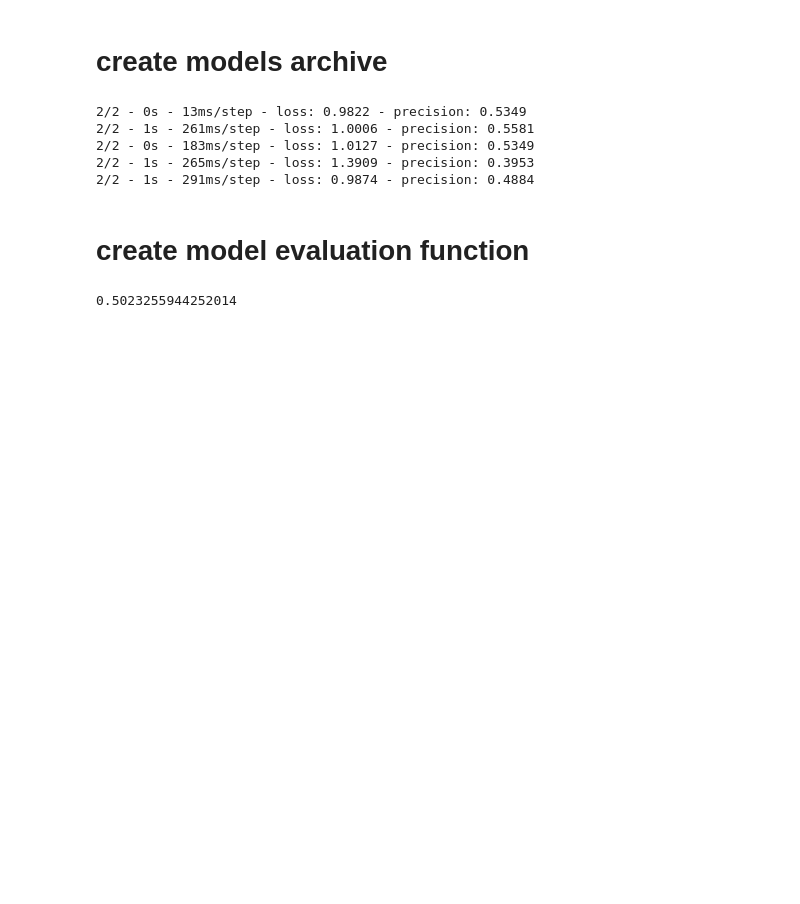
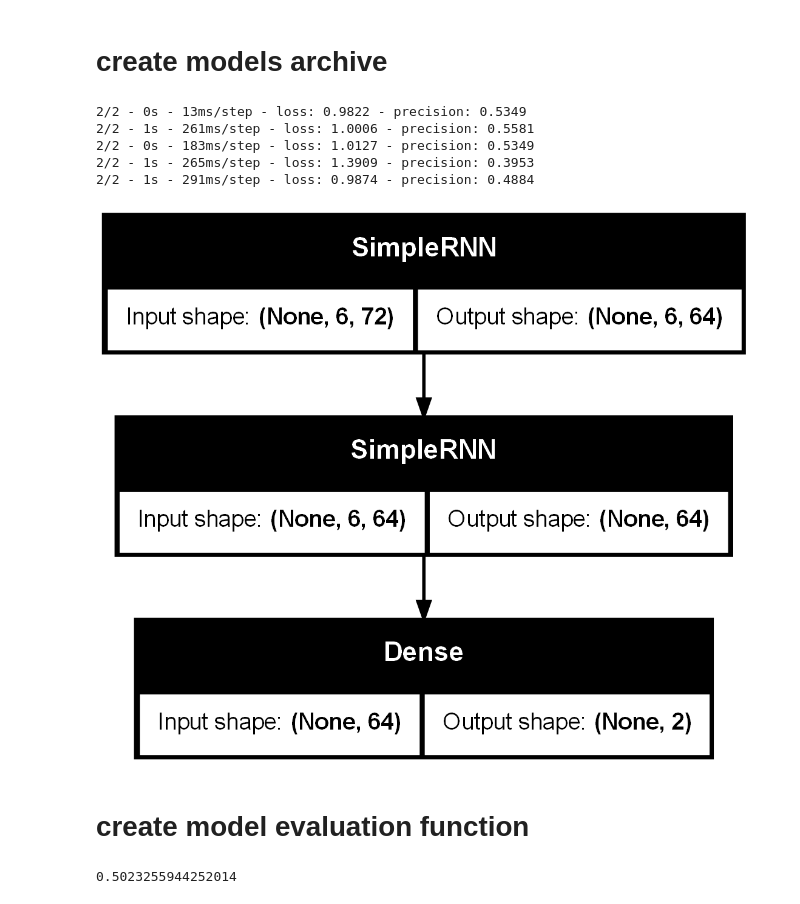
Before and after one commit to ammaro101/final_project, a Jupyter notebook: code_only3.ipynb, the cells around one changed output. Drawn from its saved outputs; the diff is of its cells as text; code cells hidden in the pictures; blank space fills up the shorter version.

Commit message:
utilized TensorFlow visualization framework to plot the model

```diff
--- a/code_only3.ipynb
+++ b/code_only3.ipynb
@@ -685,8 +685,14 @@ stocks_model_archive = models_archive(create_model, timesteps_options_dict, 6, "
 2/2 - 0s - 183ms/step - loss: 1.0127 - precision: 0.5349
 2/2 - 1s - 265ms/step - loss: 1.3909 - precision: 0.3953
 2/2 - 1s - 291ms/step - loss: 0.9874 - precision: 0.4884
-# %% [markdown]
-# create model evaluation function
+# %%
+# source of inspiration: deep learning with python. 7.2.2. Introduction to TensorBoard: the TensorFlow visualization framework. https://www.manning.com/books/deep-learning-with-python
+# plot the model
+plot_model(stocks_model_archive['PFE']['model'], show_shapes=True, to_file=f'models/PFE_SimpleRNN.png')
+# %% [output]
+[figure, added]
+# %% [markdown]
+# create model evaluation function
 # %%
 # create a function that takes a model archive (a dict of models) and calculate the average precision for all the models in it
 def evaluate_models_archive(_models_archive):
```
Also changed, not shown: parts of 1 cell of this notebook, 1 other file.
